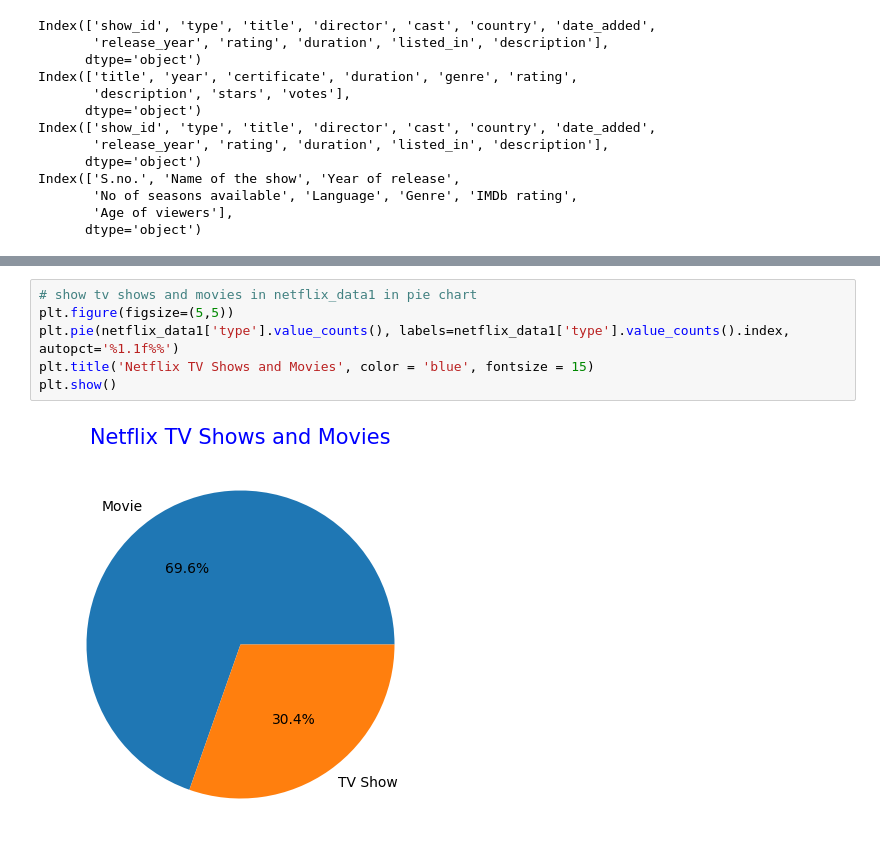
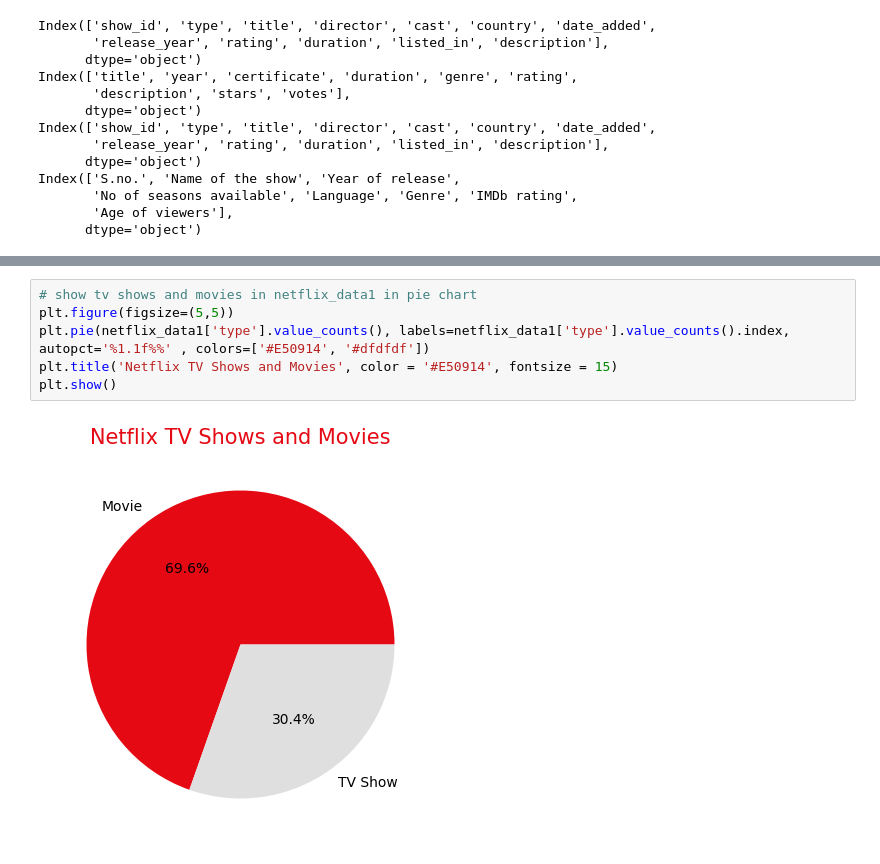
Before and after one commit to emirryilmazz/movies_datascience, a Jupyter notebook: project.ipynb, the cells around one changed output, grey strips where cells are left out. Cells and saved outputs as stored; diff of their text form.

```diff
--- a/project.ipynb
+++ b/project.ipynb
@@ -67,11 +130,11 @@ Index(['S.no.', 'Name of the show', 'Year of release',
 # %%
 # show tv shows and movies in netflix_data1 in pie chart
 plt.figure(figsize=(5,5))
-plt.pie(netflix_data1['type'].value_counts(), labels=netflix_data1['type'].value_counts().index, autopct='%1.1f%%')
-plt.title('Netflix TV Shows and Movies', color = 'blue', fontsize = 15)
+plt.pie(netflix_data1['type'].value_counts(), labels=netflix_data1['type'].value_counts().index, autopct='%1.1f%%' , colors=['#E50914', '#dfdfdf'])
+plt.title('Netflix TV Shows and Movies', color = '#E50914', fontsize = 15)
 plt.show()
 # %% [output]
-[figure, old version]
+[figure, new version]
 # %%
 #show netflix_data2 average rating in bar chart
 plt.figure(figsize=(5,5))
```
Also changed, not shown: parts of 13 cells of this notebook.
